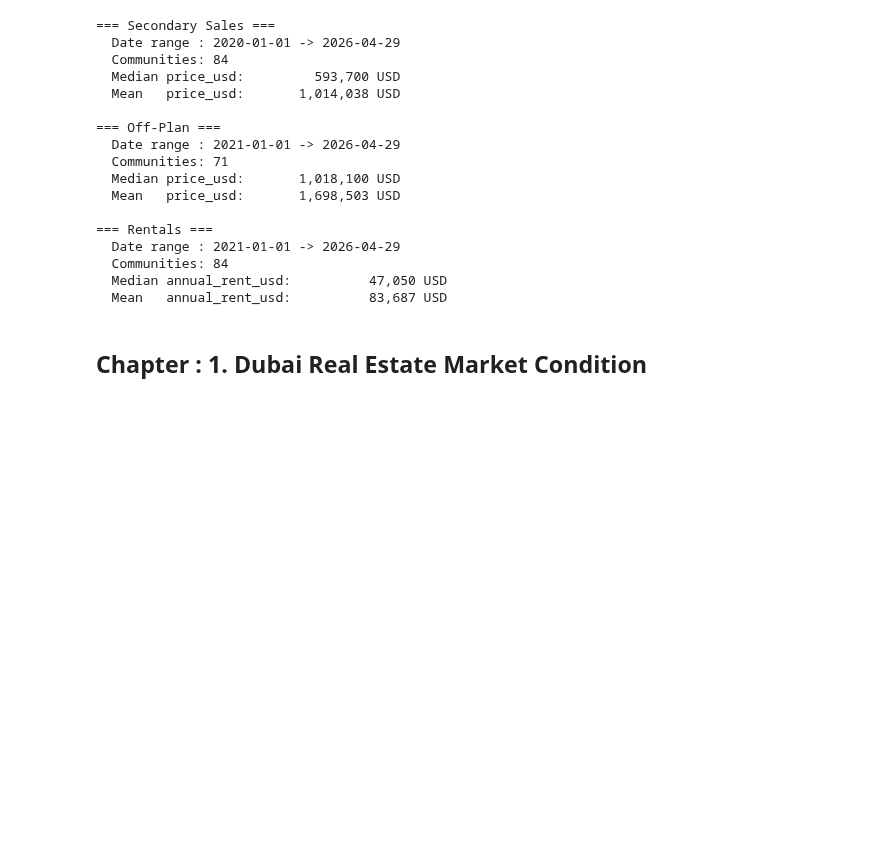
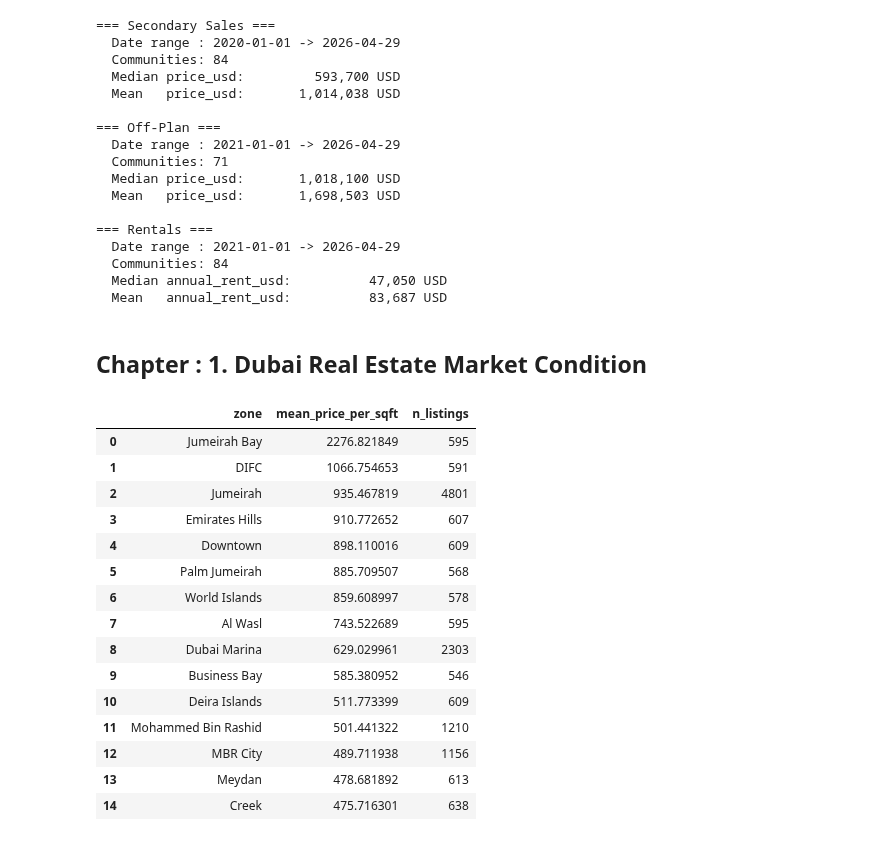
Before and after one commit to fathirrizkifadillah/Dubai-Real-Estate-2020---2026-, a Jupyter notebook: main.ipynb, the cells around one changed output. Saved outputs shown, nothing was run; the diff lists cells and outputs as text; code cells hidden in the pictures; blank space fills up the shorter version.

```diff
--- a/main.ipynb
+++ b/main.ipynb
@@ -135,4 +135,28 @@ segment_stats(rentals,   'annual_rent_usd', 'Rentals')
   Mean   annual_rent_usd:          83,687 USD
 # %% [markdown]
 ## Chapter : 1. Dubai Real Estate Market Condition
+# %%
+zone_stats = secondary.groupby('zone').agg(
+    mean_price_per_sqft = ('price_per_sqft_usd', 'mean'),
+    n_listings = ('id', 'count')
+).sort_values('mean_price_per_sqft', ascending=False).reset_index()
+
+zone_stats.head(15)
+# %% [output]
+|  | zone | mean_price_per_sqft | n_listings |
+| 0 | Jumeirah Bay | 2276.821849 | 595 |
+| 1 | DIFC | 1066.754653 | 591 |
+| 2 | Jumeirah | 935.467819 | 4801 |
+| 3 | Emirates Hills | 910.772652 | 607 |
+| 4 | Downtown | 898.110016 | 609 |
+| 5 | Palm Jumeirah | 885.709507 | 568 |
+| 6 | World Islands | 859.608997 | 578 |
+| 7 | Al Wasl | 743.522689 | 595 |
+| 8 | Dubai Marina | 629.029961 | 2303 |
+| 9 | Business Bay | 585.380952 | 546 |
+| 10 | Deira Islands | 511.773399 | 609 |
+| 11 | Mohammed Bin Rashid | 501.441322 | 1210 |
+| 12 | MBR City | 489.711938 | 1156 |
+| 13 | Meydan | 478.681892 | 613 |
+| 14 | Creek | 475.716301 | 638 |
 # %% [markdown]
```
Also changed, not shown: parts of 2 cells of this notebook, 1 other file.
